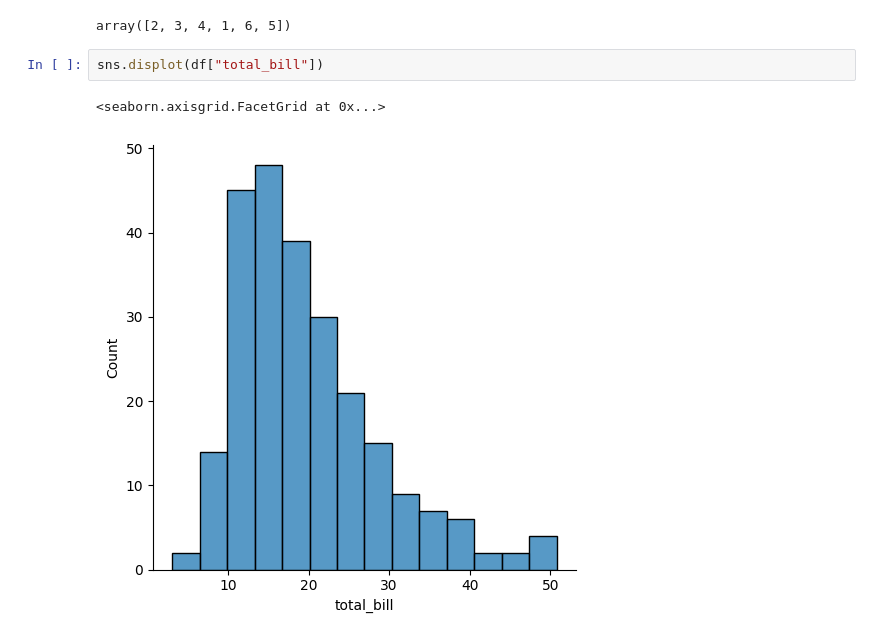
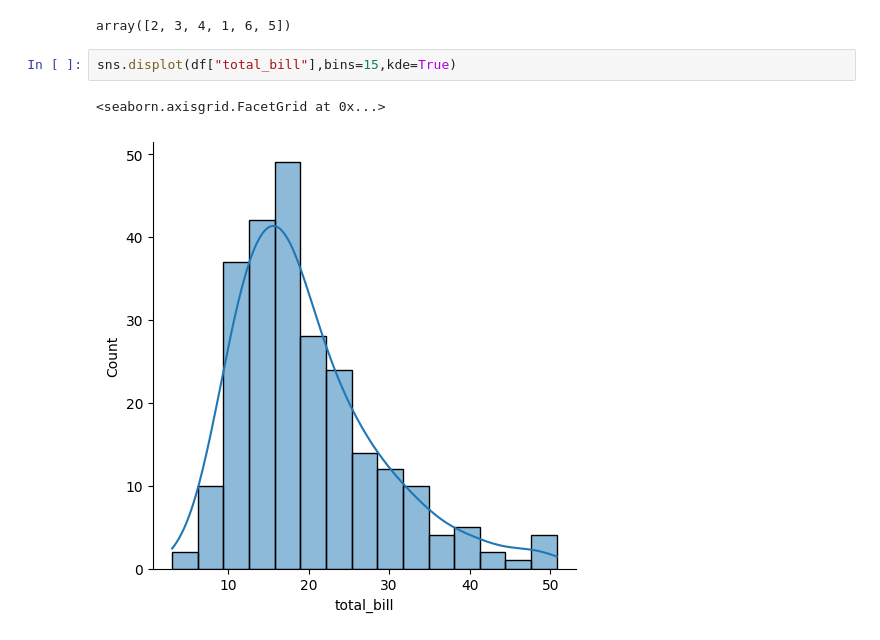
Before and after one commit to talhaghauridev/learn-data-visualization, a Jupyter notebook: 2_distribution_plot.ipynb, the cells around one changed output. Drawn from its saved outputs; the diff is of its cells as text.

```diff
--- a/2_distribution_plot.ipynb
+++ b/2_distribution_plot.ipynb
@@ -32,7 +32,7 @@ df["size"].unique()
 # %% [output]
 array([2, 3, 4, 1, 6, 5])
 # %%
-sns.displot(df["total_bill"])
+sns.displot(df["total_bill"],bins=15,kde=True)
 # %% [output]
 <seaborn.axisgrid.FacetGrid at 0x...>
-[figure, old version]
+[figure, new version]
```
Also changed, not shown: parts of 5 cells of this notebook.
